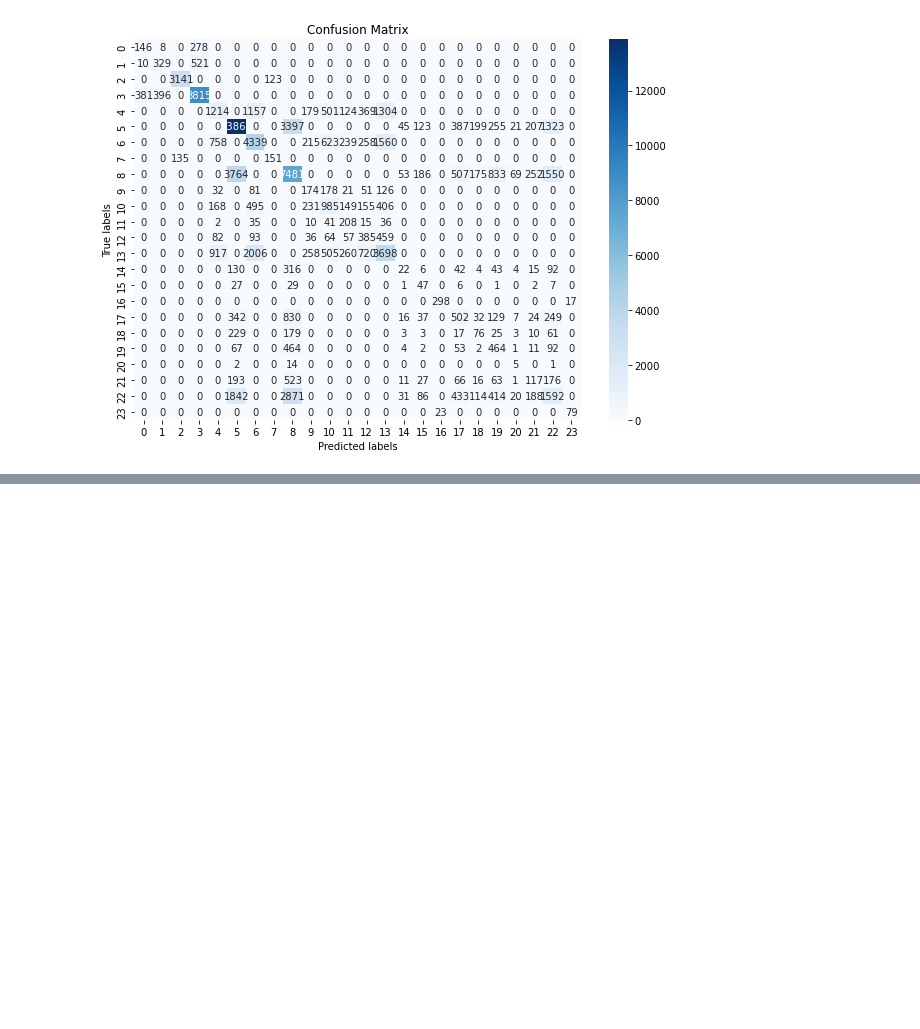
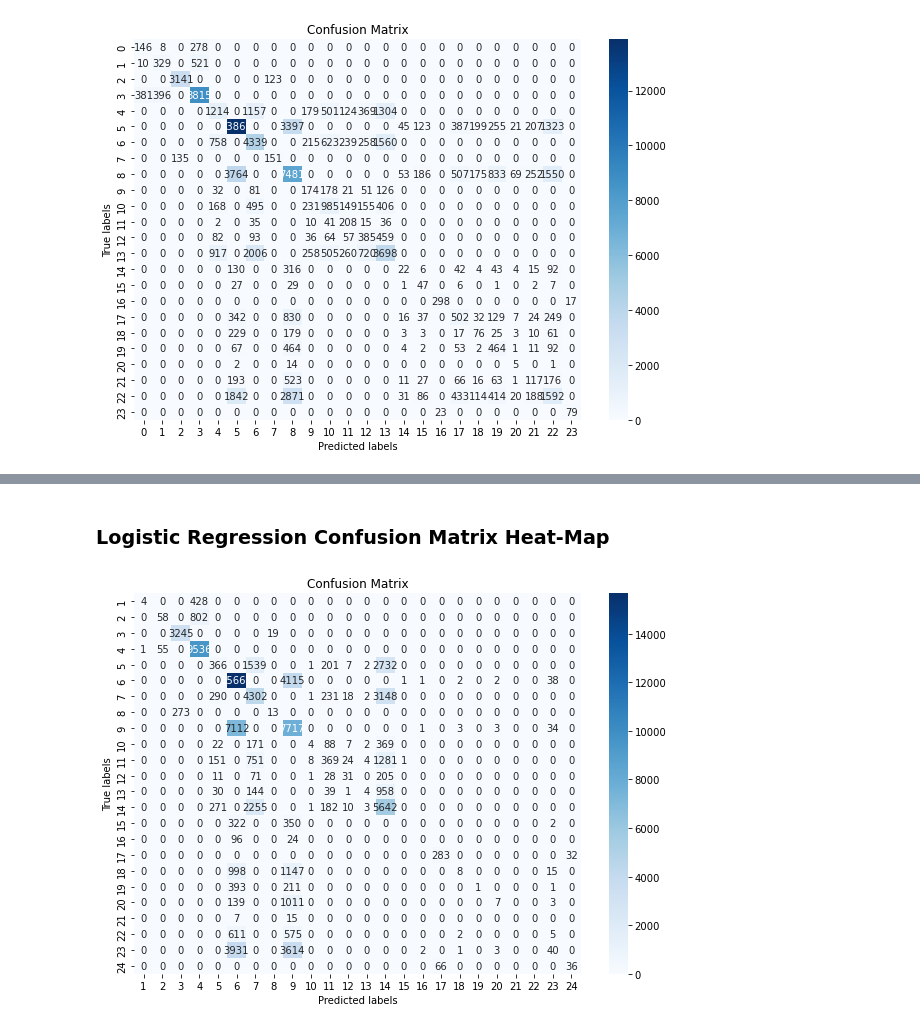
Before and after one commit to LindseySully/Kansas-City-Crime-Analysis, a Jupyter notebook: Notebooks/Crime_Analysis_Modeling.ipynb, the cells around one changed output, grey strips where cells are left out. Cells and saved outputs as stored; diff of their text form; code cells hidden in the pictures; blank space fills up the shorter version.

```diff
--- a/Notebooks/Crime_Analysis_Modeling.ipynb
+++ b/Notebooks/Crime_Analysis_Modeling.ipynb
@@ -506,0 +498,15 @@ plt.show()
+# %% [markdown]
+### Logistic Regression Confusion Matrix Heat-Map
+# %%
+import matplotlib.pyplot as plt
+import numpy as np
+import seaborn as sns
+# Plot the confusion matrix using Seaborn
+plt.figure(figsize=(10, 7))
+sns.heatmap(cm_lr, annot=True, fmt='g', cmap='Blues', xticklabels=np.unique(target), yticklabels=np.unique(target))
+plt.xlabel('Predicted labels')
+plt.ylabel('True labels')
+plt.title('Confusion Matrix')
+plt.show()
+# %% [output]
+[figure, added]
```
Also changed, not shown: parts of 11 cells of this notebook, 4 other files.
